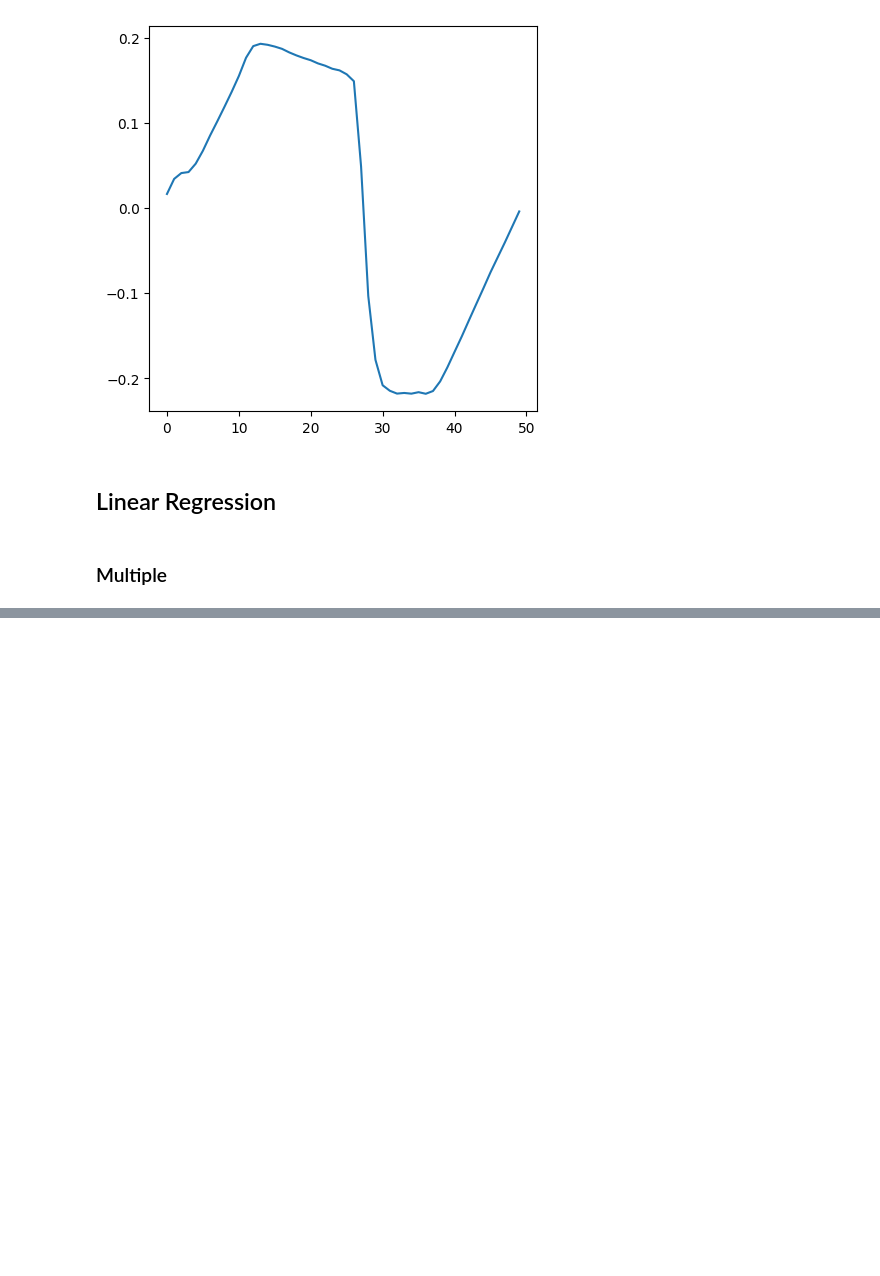
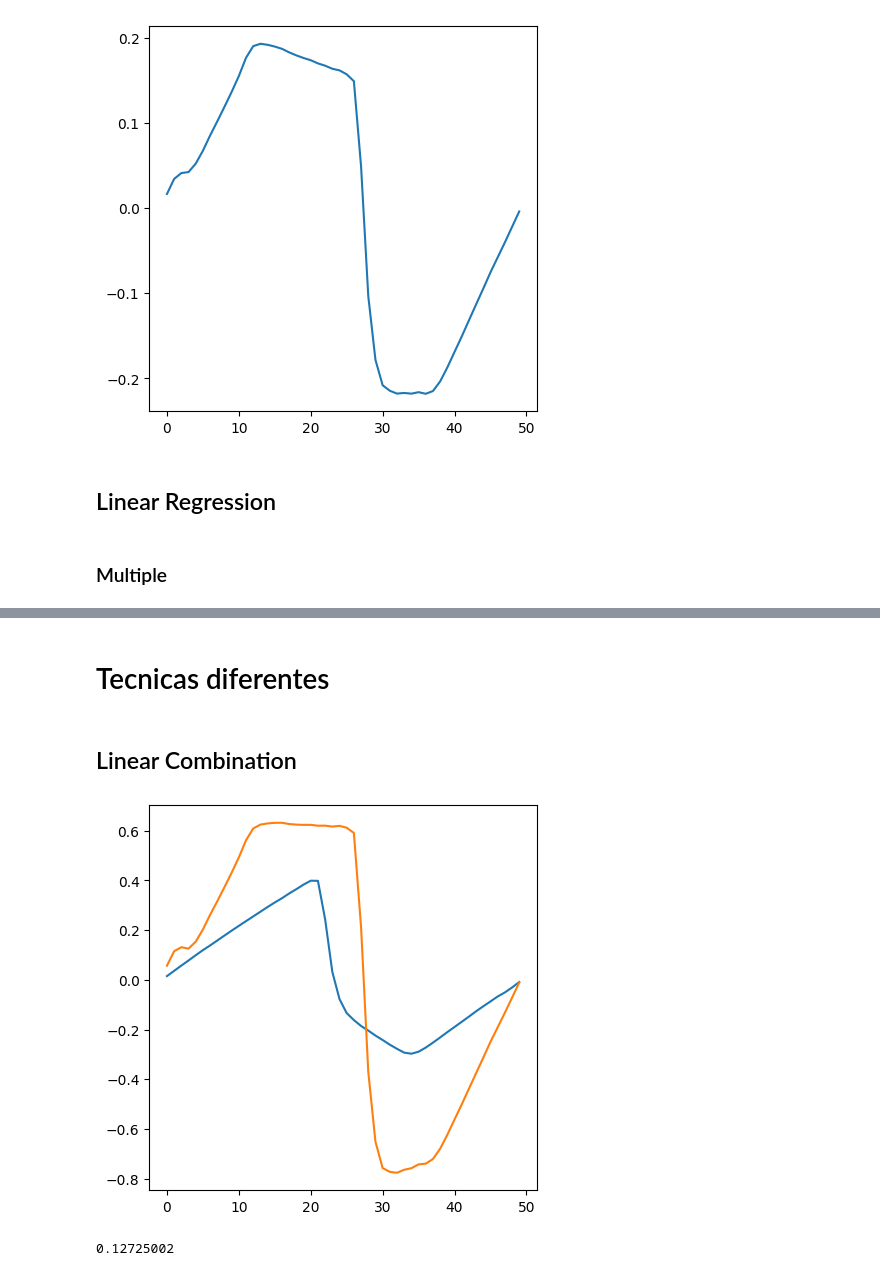
Before and after one commit to javiech1/TFG, a Jupyter notebook: resampling.ipynb, the cells around one changed output, grey strips where cells are left out. Drawn from its saved outputs; the diff is of its cells as text; code cells hidden in the pictures; blank space fills up the shorter version.

```diff
--- a/resampling.ipynb
+++ b/resampling.ipynb
@@ -96,0 +98,21 @@ plt.show()
+# %% [markdown]
+# Tecnicas diferentes
+# %% [markdown]
+## Linear Combination
+# %%
+corr_tri = np.correlate(trisaw_audio, tri_audio, mode = 'same')
+corr_saw = np.correlate(trisaw_audio, saw_audio, mode = 'same')
+
+coef_tri = np.max(corr_tri)
+coef_saw = np.max(corr_saw)
+aprox = coef_tri*tri_audio + coef_saw*saw_audio
+
+plt.plot(trisaw_audio, label = 'intermedia')
+plt.plot(aprox, label = 'aprox')
+plt.show()
+
+error = np.mean((trisaw_audio - aprox)**2)
+print(error)
+# %% [output]
+[figure, added]
+0.12725002
```
Also changed, not shown: parts of 20 cells of this notebook.
